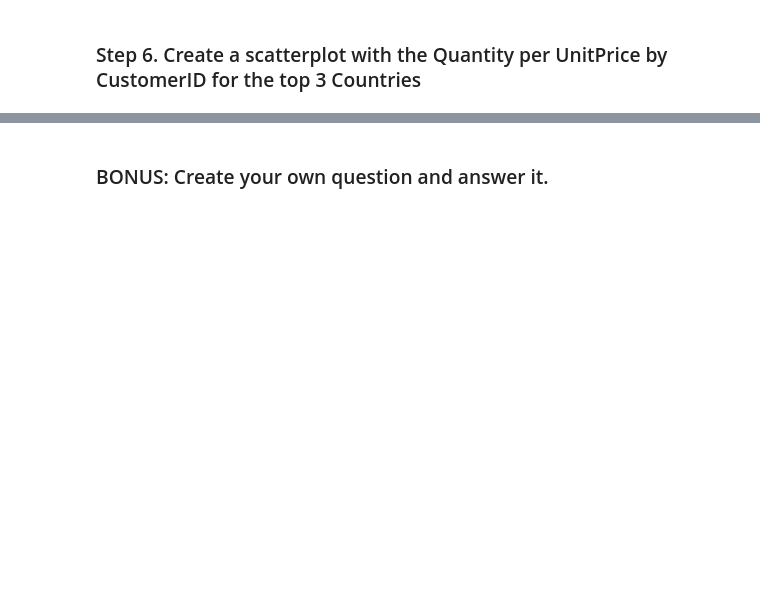
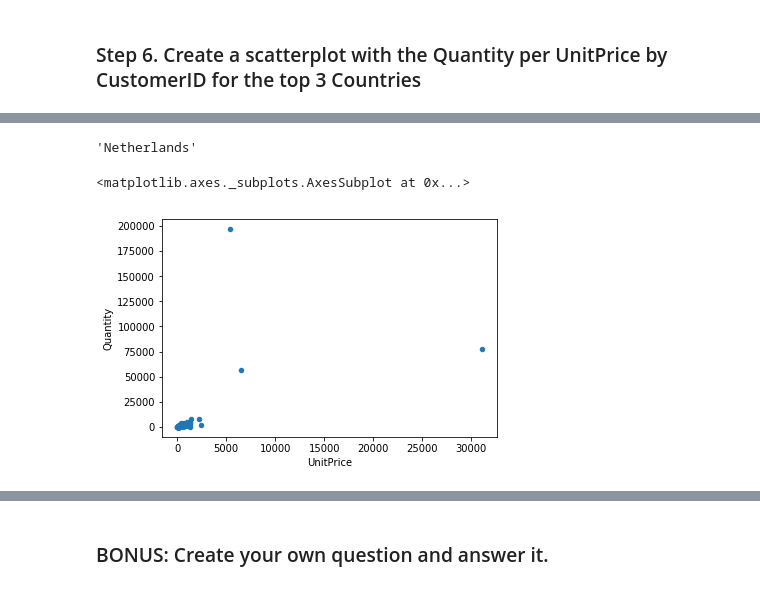
Before and after one commit to jordanmoritz/PandasExercises, a Jupyter notebook: pandas_exercises-master/07_Visualization/Online_Retail/Exercises.ipynb, the cells around one changed output, grey strips where cells are left out. Cells and saved outputs as stored; diff of their text form; code cells hidden in the pictures; blank space fills up the shorter version.

Commit message:
07 Visualization Retail

```diff
--- a/pandas_exercises-master/07_Visualization/Online_Retail/Exercises.ipynb
+++ b/pandas_exercises-master/07_Visualization/Online_Retail/Exercises.ipynb
@@ -70,0 +84,17 @@ array([False, False, False, False, False, False, False, False, False,
+# %%
+top_countries = retail_country_quant[retail_country_quant.index != 'United Kingdom'][:3].index
+
+type(top_countries)
+
+top_countries
+# %% [output]
+'Netherlands'
+# %%
+top_country_customer = online_rt[online_rt.Country.isin(top_countries)].groupby(['Country', 'CustomerID']).sum()
+
+top_country_customer.plot(kind='scatter', x='UnitPrice', y='Quantity')
+
+# So this is everything, but I just want it by country
+# %% [output]
+<matplotlib.axes._subplots.AxesSubplot at 0x...>
+[figure, added]
```
Also changed, not shown: parts of 4 cells of this notebook.
